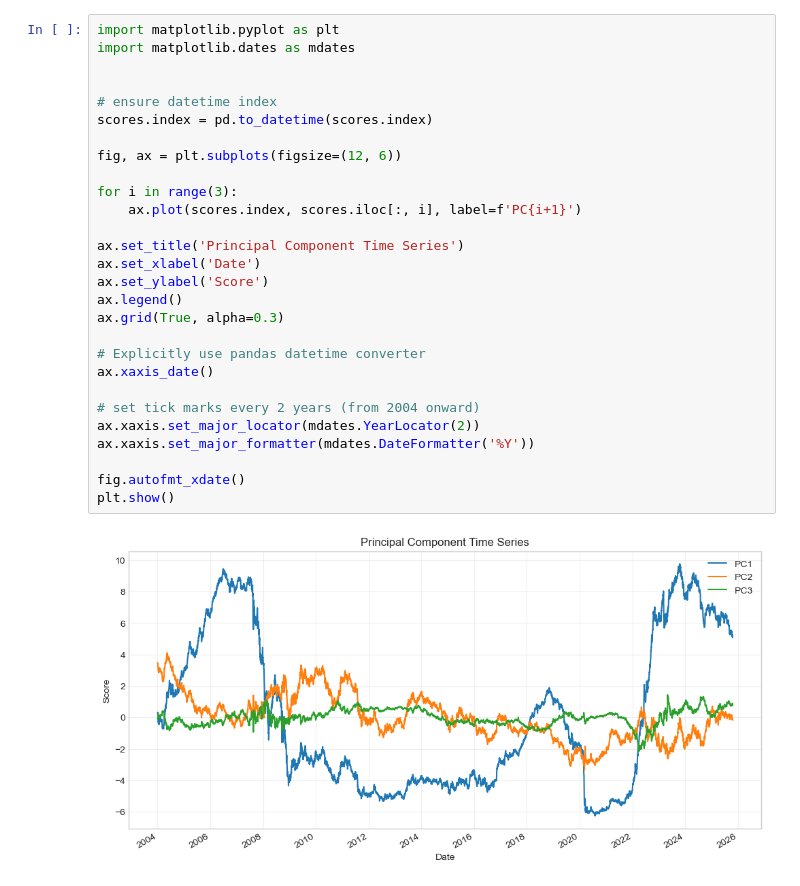
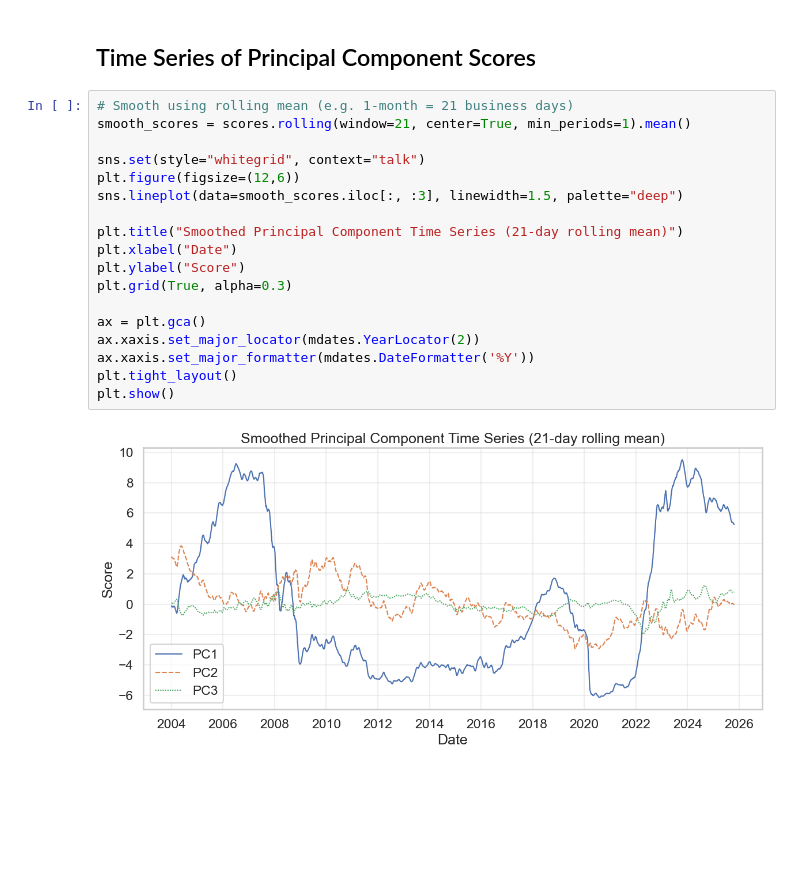
Before and after one commit to RitvikRajBhushan/Rates, a Jupyter notebook: PCA Analysis.ipynb, the cells around one changed output. Cells and saved outputs as stored; diff of their text form; blank space fills up the shorter version.

```diff
--- a/PCA Analysis.ipynb
+++ b/PCA Analysis.ipynb
@@ -61,30 +93,22 @@ plt.show()
-# %%
-import matplotlib.pyplot as plt
-import matplotlib.dates as mdates
-
-
-# ensure datetime index
-scores.index = pd.to_datetime(scores.index)
-
-fig, ax = plt.subplots(figsize=(12, 6))
-
-for i in range(3):
-    ax.plot(scores.index, scores.iloc[:, i], label=f'PC{i+1}')
-
-ax.set_title('Principal Component Time Series')
-ax.set_xlabel('Date')
-ax.set_ylabel('Score')
-ax.legend()
-ax.grid(True, alpha=0.3)
-
-# Explicitly use pandas datetime converter
-ax.xaxis_date()
-
-# set tick marks every 2 years (from 2004 onward)
-ax.xaxis.set_major_locator(mdates.YearLocator(2))
-ax.xaxis.set_major_formatter(mdates.DateFormatter('%Y'))
-
-fig.autofmt_xdate()
-plt.show()
-# %% [output]
-[figure, removed]
+# %% [markdown]
+## Time Series of Principal Component Scores
+# %%
+# Smooth using rolling mean (e.g. 1-month = 21 business days)
+smooth_scores = scores.rolling(window=21, center=True, min_periods=1).mean()
+
+sns.set(style="whitegrid", context="talk")
+plt.figure(figsize=(12,6))
+sns.lineplot(data=smooth_scores.iloc[:, :3], linewidth=1.5, palette="deep")
+
+plt.title("Smoothed Principal Component Time Series (21-day rolling mean)")
+plt.xlabel("Date")
+plt.ylabel("Score")
+plt.grid(True, alpha=0.3)
+
+ax = plt.gca()
+ax.xaxis.set_major_locator(mdates.YearLocator(2))
+ax.xaxis.set_major_formatter(mdates.DateFormatter('%Y'))
+plt.tight_layout()
+plt.show()
+# %% [output]
+[figure, added]
```
Also changed, not shown: parts of 14 cells of this notebook, 1 other file.
